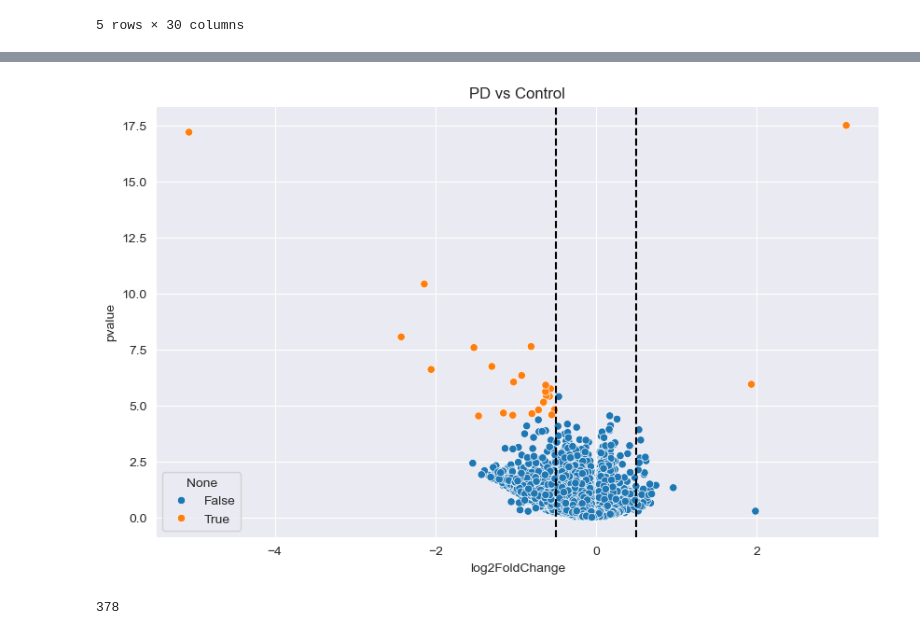
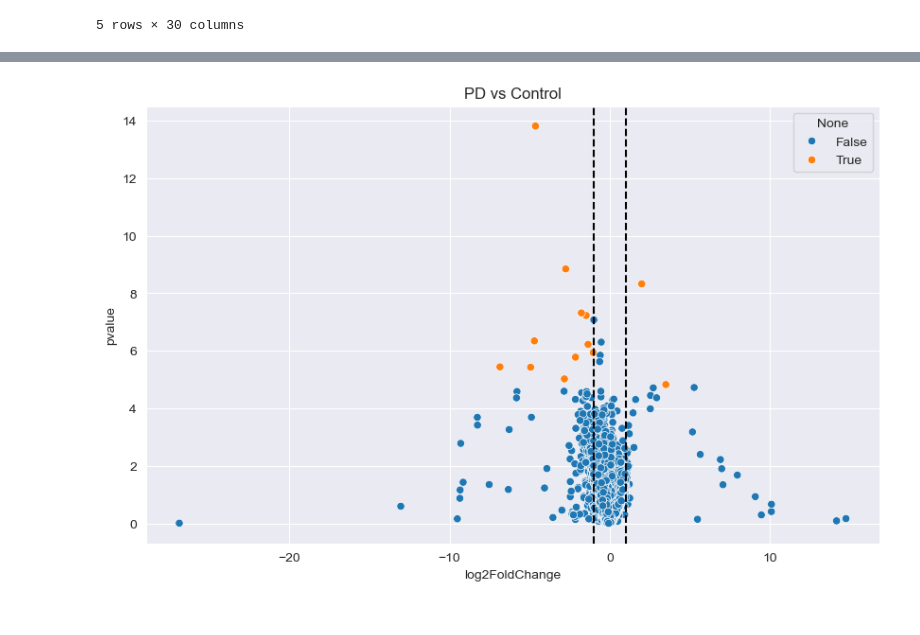
Before and after one commit to perpk/ppmi-wip, a Jupyter notebook: ppmi-wip.deg-males-control-pd-baselines.ipynb, the cells around one changed output, grey strips where cells are left out. Drawn from its saved outputs; the diff is of its cells as text; code cells hidden in the pictures.

```diff
--- a/ppmi-wip.deg-males-control-pd-baselines.ipynb
+++ b/ppmi-wip.deg-males-control-pd-baselines.ipynb
@@ -47,0 +50,6 @@ cell_props = pd.read_csv("/Users/kpax/Documents/aep/study/MSC/lab/PPMI_Project_1
+# %%
+from sklearn.feature_selection import VarianceThreshold
+selector = VarianceThreshold(threshold=0.01)
+filtered_counts = selector.fit_transform(counts_log2)
+filtered_genes = counts_log2.columns[selector.get_support()]
+filtered_genes
@@ -59,7 +78,7 @@ filtered_cell_meta.head()
 | 3174.BL.PP0015.7985.5104.SL.0027 | 0.002609 | 0.006557 | 0.0 | 0.000000 | 0.218058 | 0.128217 | ... |
 5 rows × 30 columns
 # %%
-filtered_cell_meta = filtered_cell_meta.loc[:, filtered_cell_meta.columns.isin(["Gender", "Diagnosis", "Neutrophils", "Monocytes"])] #~filtered_cell_meta.columns.isin(["P-value", "Correlation", "RMSE", "Visit", "Gender", "Genetic_Group", "Age_Group"])]
+filtered_cell_meta = filtered_cell_meta.loc[:, filtered_cell_meta.columns.isin(["Diagnosis", "Neutrophils", "Monocytes", "T cells CD4 naive", "NK cells activated", "NK cells resting", "T cells CD4 memory resting"])] #~filtered_cell_meta.columns.isin(["P-value", "Correlation", "RMSE", "Visit", "Gender", "Genetic_Group", "Age_Group"])]
 # %%
 filtered_cell_meta = filtered_cell_meta.loc[:, filtered_cell_meta.sum(axis=0) != 0]
 # %%
@@ -86,4 +111,5 @@ filtered_cell_meta.head()
 # %%
 df = adata.to_df()
+df = df.loc[:, filtered_genes]
 df.head()
 # %% [output]
@@ -210,21 +226,17 @@ Name: ENSG00000154146.12, dtype: float64
 # %%
-deg_results = deg_results.drop(index="ENSG00000211912.1")
+deg_results = deg_results.drop(index=deg_results[deg_results["abs_log2FoldChange"] >= 40].index)
 # %%
 import matplotlib.pyplot as plt
 import seaborn as sns
 import numpy as np
 
 plt.figure(figsize=(10,6))
 sns.scatterplot(x=deg_results['log2FoldChange'],
                 y=-np.log10(deg_results['pvalue']),
-                hue=((deg_results['padj'] < 0.05) & (deg_results['abs_log2FoldChange'] > 0.5)))
-plt.axvline(-0.5, color='k', linestyle='--')
-plt.axvline(0.5, color='k', linestyle='--')
+                hue=((deg_results['padj'] < 0.05) & (deg_results['abs_log2FoldChange'] > 1)))
+plt.axvline(-1, color='k', linestyle='--')
+plt.axvline(1, color='k', linestyle='--')
 plt.title("PD vs Control")
 plt.show()
 # %% [output]
-[figure, old version]
+[figure, new version]
-# %%
-len(adata.layers['gene_symbols'])
-# %% [output]
-378
```
Also changed, not shown: parts of 13 cells of this notebook, 3 other files.
